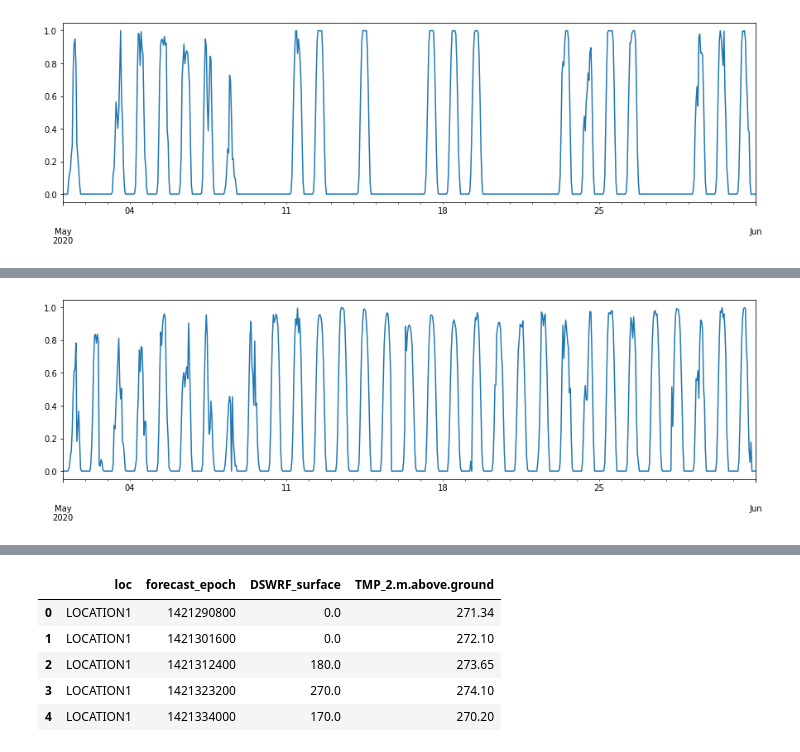
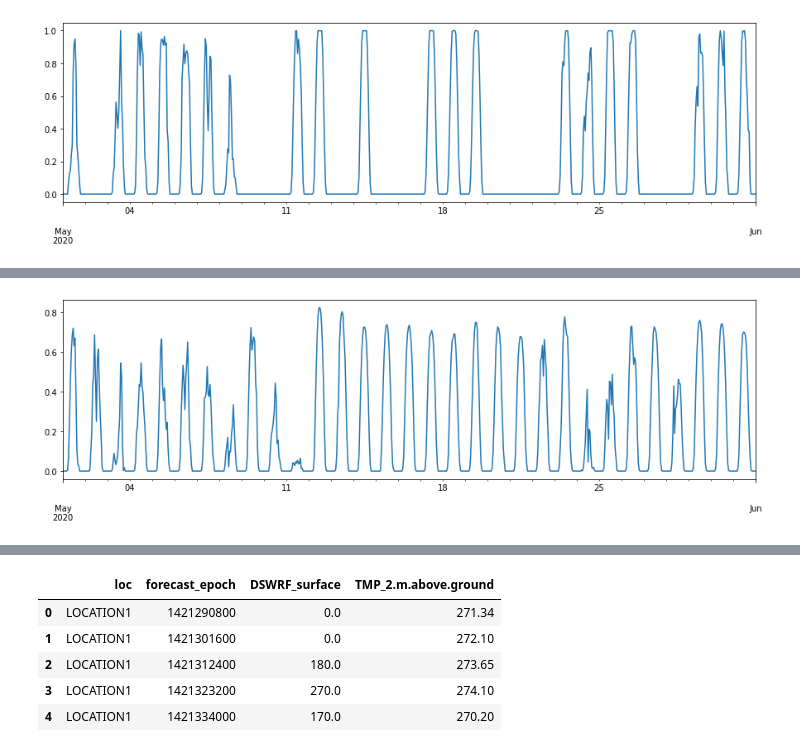
Before and after one commit to AhmetY21/GES, a Jupyter notebook: Güneş Üretim Vs Hava Durumu.ipynb, the cells around one changed output, grey strips where cells are left out. Saved outputs shown, nothing was run; the diff lists cells and outputs as text; code cells hidden in the pictures.

```diff
--- a/Güneş Üretim Vs Hava Durumu.ipynb
+++ b/Güneş Üretim Vs Hava Durumu.ipynb
@@ -81,4 +81,8 @@ Filtered : https://www.enerjiatlasi.com/ges-yarisma.html
 def train_test(df):
     train_start=df.index[(-91*24)-23]
     train_stop=df.index[(-62*24)+25]
+
+    test_start=df.index[(-60*24)-23]
+    test_stop=df.index[(-32*24)+25]
+
     return train_start,train_stop
@@ -118,7 +164,7 @@ data_omc1=ges_ayar(data_omc1)
 # %%
-data_cin=data[data['GES']=='CINGILLI']
-train_start,train_stop=train_test(data_cin)
-data_cin=data_cin[train_start:train_stop]
-data_cin=ges_ayar(data_cin)
+data_so=data[data['GES']=='SOLENTEGRE']
+train_start,train_stop=train_test(data_so)
+data_so=data_so[train_start:train_stop]
+data_so=ges_ayar(data_so)
 # %% [output]
-[figure, old version]
+[figure, new version]
```
Also changed, not shown: parts of 36 cells of this notebook.
